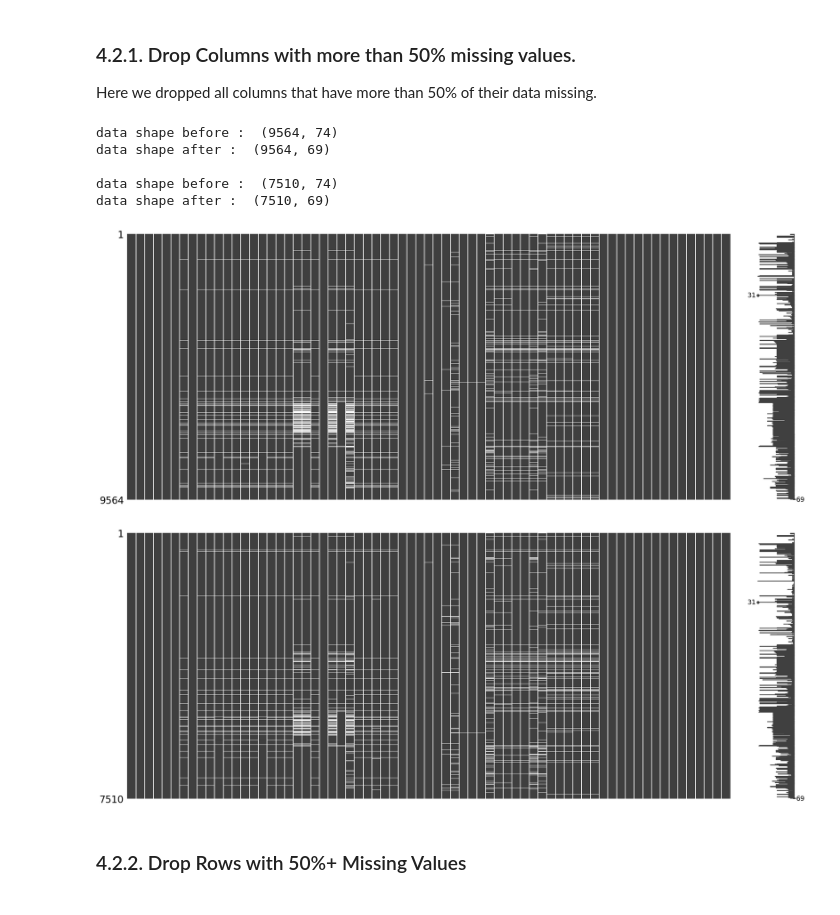
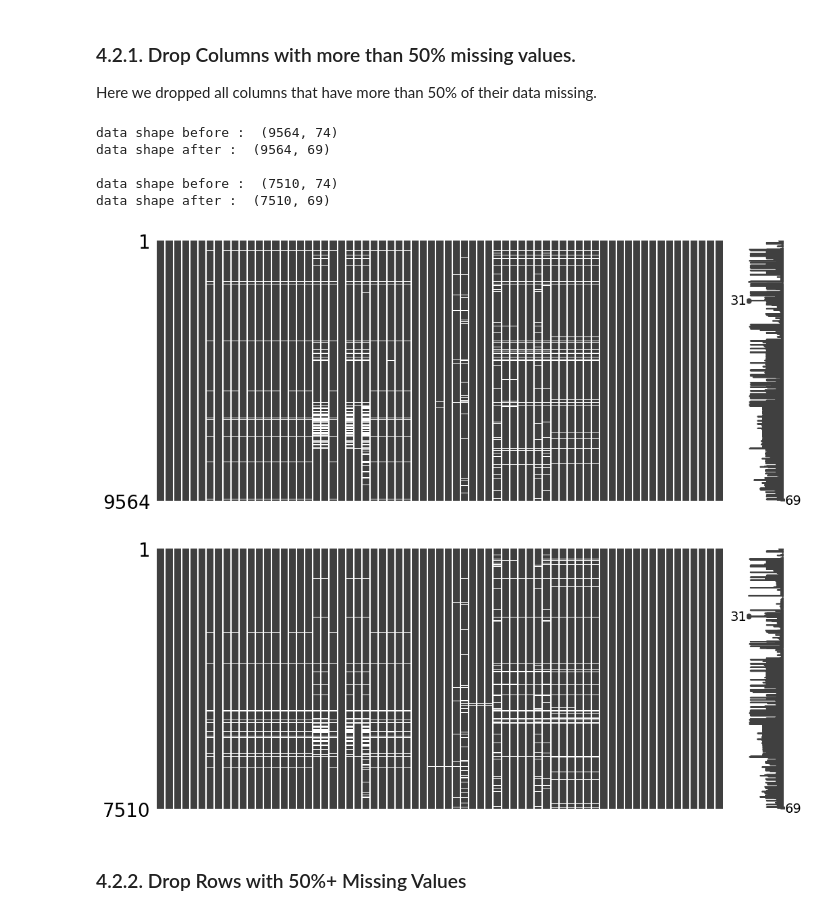
Before and after one commit to Nart-Tehaucha/Data_Science-Lab-Exoplanets, a Jupyter notebook: Pre_processing.ipynb, the cells around one changed output. Drawn from its saved outputs; the diff is of its cells as text; code cells hidden in the pictures.

```diff
--- a/Pre_processing.ipynb
+++ b/Pre_processing.ipynb
@@ -377,21 +420,21 @@ Here we dropped all columns that have more than 50% of their data missing.
 # %%
 def drop_empty_columns(df):
     print("\ndata shape before : ", df.shape)
     df = df.loc[:, df.isnull().mean() < .5]
-    msno.matrix(pd.concat([df]))
+    msno.matrix(pd.concat([df]), figsize=(12,5))
     print("data shape after : ", df.shape)
     return df
 
 data1 = drop_empty_columns(data1)
 data2 = drop_empty_columns(data2)
 # %% [output]
 data shape before :  (9564, 74)
 data shape after :  (9564, 69)
 
 data shape before :  (7510, 74)
 data shape after :  (7510, 69)
-[figure, old version]
+[figure, new version]
-[figure, old version]
+[figure, new version]
 # %% [markdown]
 ### 4.2.2. Drop Rows with 50%+ Missing Values
 # %%
```
Also changed, not shown: parts of 37 cells of this notebook.
